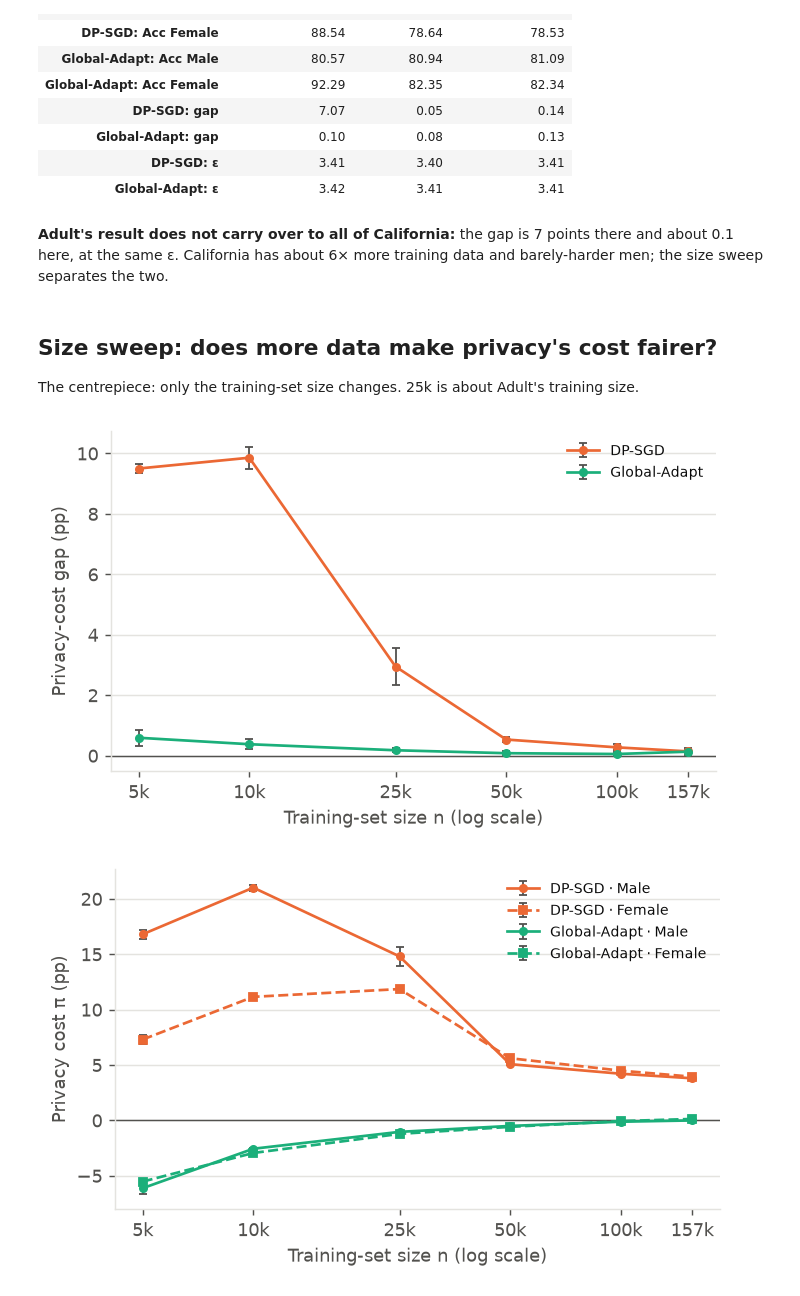
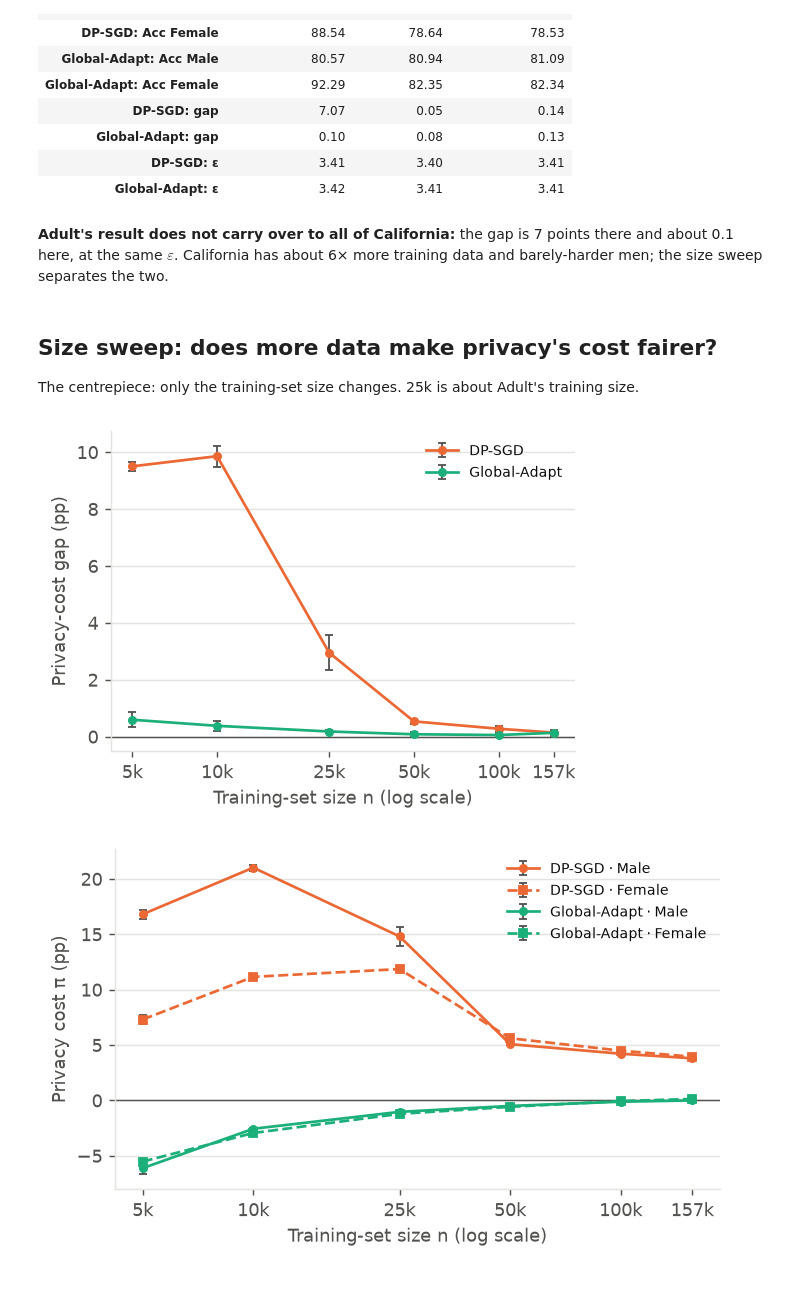
Before and after one commit to kacp3rrr/dpsgd-subgroup-disparity, a Jupyter notebook: notebooks/05_folktables.ipynb, the cells around one changed output. Cells and saved outputs as stored; diff of their text form; code cells hidden in the pictures.

```diff
--- a/notebooks/05_folktables.ipynb
+++ b/notebooks/05_folktables.ipynb
@@ -154,18 +154,18 @@ pd.DataFrame({"Adult (balanced)": A.headline(adult, "adult"), "CA balanced": A.h
 | DP-SGD: ε | 3.41 | 3.40 | 3.41 |
 | Global-Adapt: ε | 3.42 | 3.41 | 3.41 |
 # %% [markdown]
-**Adult's result does not carry over to all of California:** the gap is 7 points there and about 0.1 here, at the same ε. California has about 6× more training data and barely-harder men; the size sweep separates the two.
+**Adult's result does not carry over to all of California:** the gap is 7 points there and about 0.1 here, at the same $\varepsilon$. California has about 6× more training data and barely-harder men; the size sweep separates the two.
 # %% [markdown]
 ## Size sweep: does more data make privacy's cost fairer?
 
 The centrepiece: only the training-set size changes. 25k is about Adult's training size.
 # %%
 #| label: fig-folk-sweep
-#| fig-cap: "Privacy-cost gap |π_Male − π_Female| vs training-set size, CA natural ratio, ε = 3.41, same test set at every n (ours; mean ± SE)."
+#| fig-cap: "Privacy-cost gap $\\lvert \\pi_{\\text{Male}} - \\pi_{\\text{Female}} \\rvert$ vs training-set size, CA natural ratio, $\\varepsilon = 3.41$, same test set at every $n$ (ours; mean ± SE)."
 sw = A.size_sweep(sweep, "folktables_sex")
-plots.vs_n(sw["gap"], "Privacy-cost gap (pp)");
+plots.vs_n(sw["gap"], "Privacy-cost gap (pp)", figsize=(4.6, 3.2));  # same size as the MNIST/Adult gap charts (home page)
 # %% [output]
-[figure, old version]
+[figure, new version]
 # %%
 #| label: fig-folk-sweep-pi
 #| fig-cap: "Privacy cost per sex vs training-set size, against the lr-0.01 non-private baseline (ours; mean ± SE). Solid: men; dashed: women. For Global-Adapt's negative values, see the baseline check."
```
Also changed, not shown: parts of 31 cells of this notebook, 8 other files.
